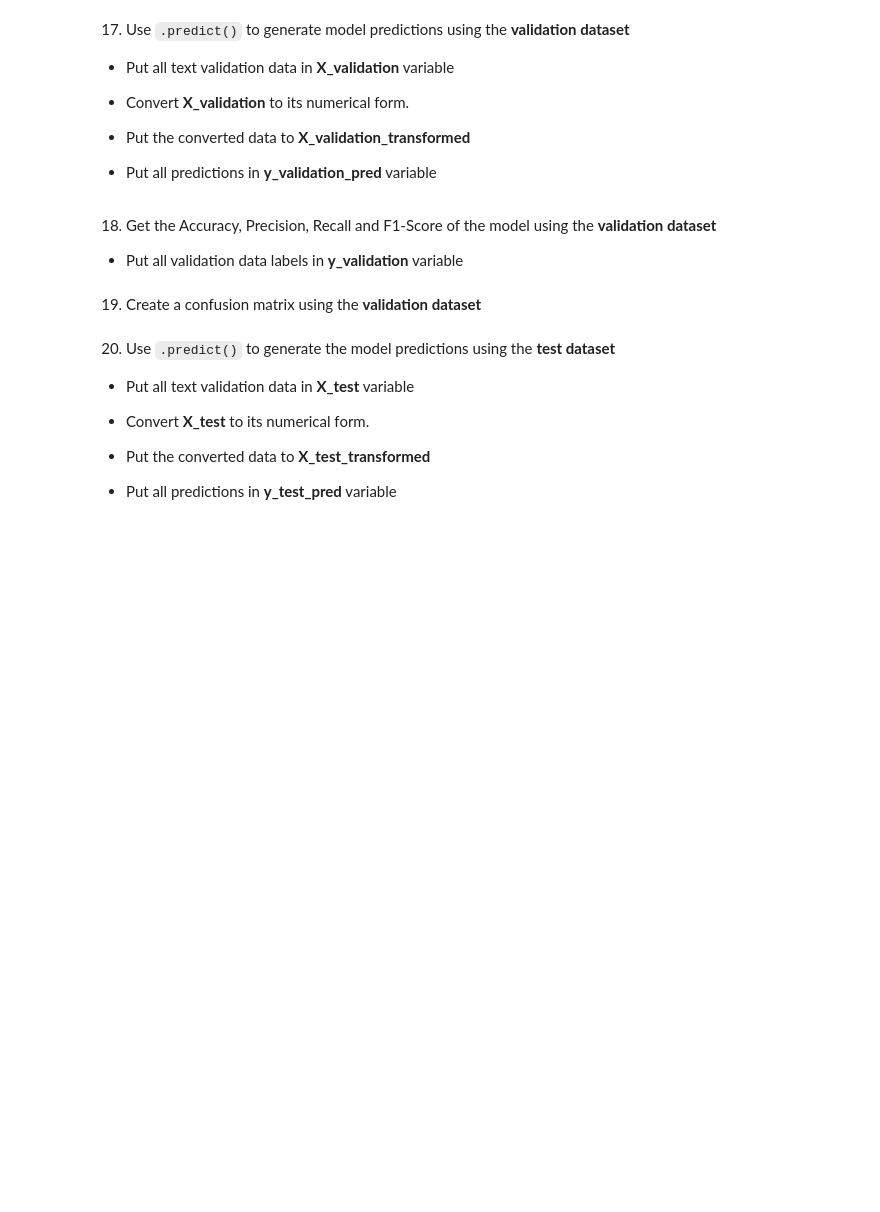
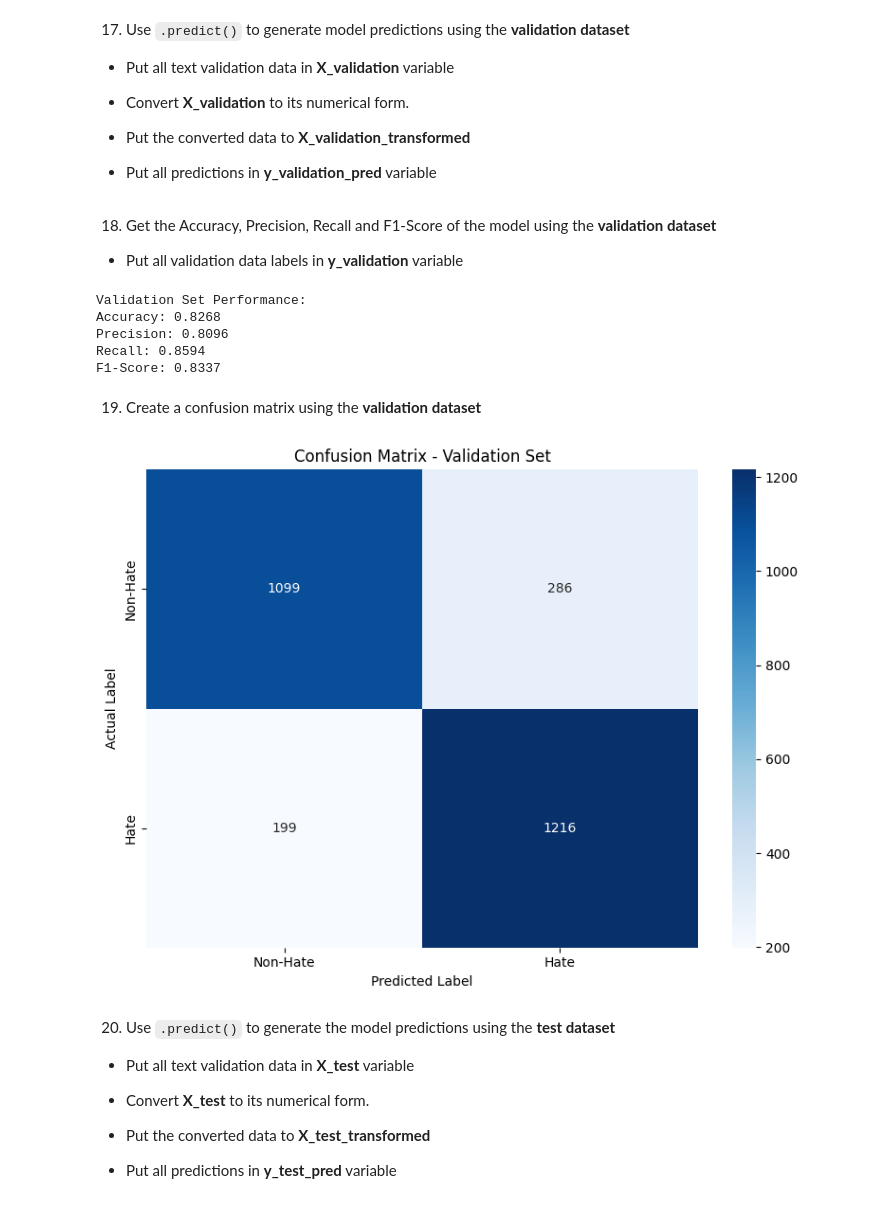
Before and after one commit to flexycode/CCMACLRL_EXERCISES_COM231ML, a Jupyter notebook: Lab/Lab-Exercise-4/Exercise4.ipynb, the cells around one changed output. Drawn from its saved outputs; the diff is of its cells as text; code cells hidden in the pictures; blank space fills up the shorter version.

```diff
--- a/Lab/Lab-Exercise-4/Exercise4.ipynb
+++ b/Lab/Lab-Exercise-4/Exercise4.ipynb
@@ -114,0 +263,5 @@ Put the converted data to **X_train_transformed** variable
+# %%
+vectorizer = TfidfVectorizer(max_features=5000, ngram_range=(1, 2))
+X_train_transformed = vectorizer.fit_transform(X_train)
+
+print(f"Vocabulary size: {len(vectorizer.get_feature_names_out())}")
@@ -118,0 +272,11 @@ Put the converted data to **X_train_transformed** variable
+# %%
+model = MultinomialNB()
+
+# Hyperparameter tuning using GridSearchCV
+param_grid = {'alpha': [0.1, 0.5, 1.0, 1.5, 2.0]}
+grid_search = GridSearchCV(model, param_grid, cv=5, scoring='f1', n_jobs=-1)
+grid_search.fit(X_train_transformed, y_train)
+
+# Get the best model
+best_alpha = grid_search.best_params_['alpha']
+print(f"Best alpha parameter: {best_alpha}")
@@ -122,0 +287,4 @@ Put the converted data to **X_train_transformed** variable
+# %%
+model = MultinomialNB(alpha=best_alpha)
+model.fit(X_train_transformed, y_train)
+print("Model training completed!")
@@ -138,3 +306,9 @@ Put the converted data to **X_train_transformed** variable
+# %%
+X_validation = df_validation["text"]
+
+X_validation_transformed = vectorizer.transform(X_validation)
+
+y_validation_pred = model.predict(X_validation_transformed)
 # %% [markdown]
 18. Get the Accuracy, Precision, Recall and F1-Score of the model using the **validation dataset**
 
@@ -144,2 +316,19 @@ Put the converted data to **X_train_transformed** variable
+# %%
+accuracy_val = accuracy_score(y_validation, y_validation_pred)
+precision_val = precision_score(y_validation, y_validation_pred)
+recall_val = recall_score(y_validation, y_validation_pred)
+f1_val = f1_score(y_validation, y_validation_pred)
+
+print("Validation Set Performance:")
+print(f"Accuracy: {accuracy_val:.4f}")
+print(f"Precision: {precision_val:.4f}")
+print(f"Recall: {recall_val:.4f}")
+print(f"F1-Score: {f1_val:.4f}")
+# %% [output]
+Validation Set Performance:
+Accuracy: 0.8268
+Precision: 0.8096
+Recall: 0.8594
+F1-Score: 0.8337
 # %% [markdown]
 19. Create a confusion matrix using the **validation dataset**
@@ -148,3 +335,18 @@ Put the converted data to **X_train_transformed** variable
+# %%
+cm_val = confusion_matrix(y_validation, y_validation_pred)
+
+# Create a heatmap for confusion matrix
+plt.figure(figsize=(8, 6))
+sns.heatmap(cm_val, annot=True, fmt='d', cmap='Blues',
+            xticklabels=['Non-Hate', 'Hate'],
+            yticklabels=['Non-Hate', 'Hate'])
+plt.title('Confusion Matrix - Validation Set')
+plt.ylabel('Actual Label')
+plt.xlabel('Predicted Label')
+plt.tight_layout()
+plt.show()
+# %% [output]
+[figure, added]
 # %% [markdown]
 20. Use `.predict()` to generate the model predictions using the **test dataset**
 
```
Also changed, not shown: parts of 64 cells of this notebook.
